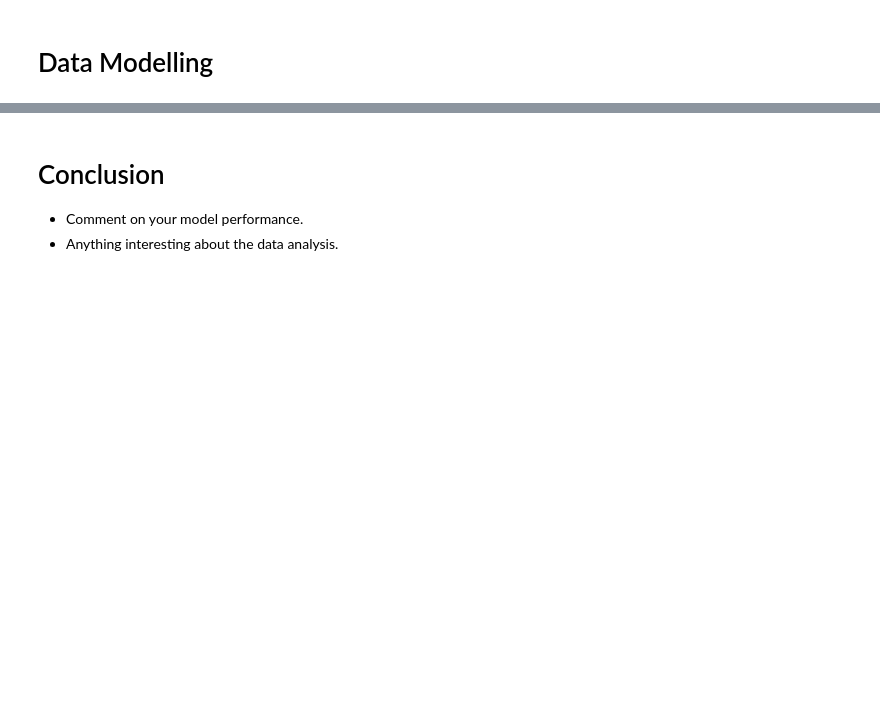
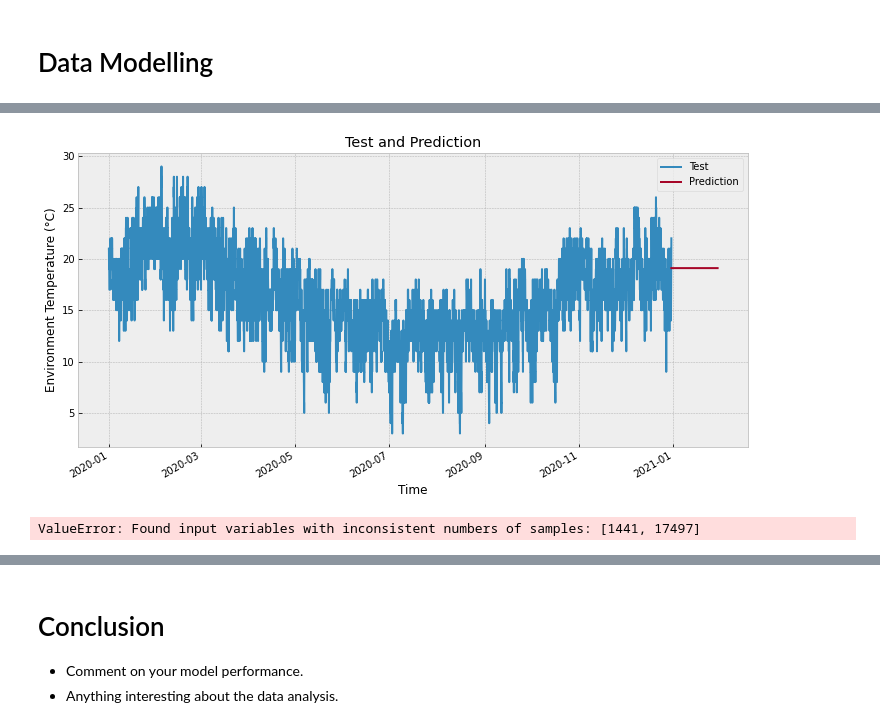
Before and after one commit to BraveNewWord/msa-phase-2, a Jupyter notebook: data-science-module/submission.ipynb, the cells around one changed output, grey strips where cells are left out. Cells and saved outputs as stored; diff of their text form; code cells hidden in the pictures; blank space fills up the shorter version.

```diff
--- a/data-science-module/submission.ipynb
+++ b/data-science-module/submission.ipynb
@@ -187,10 +181,0 @@ from sklearn.ensemble import AdaBoostRegressor
-# %%
-from darts import TimeSeries
-series = TimeSeries.from_dataframe(dataset, 'series', 'tmpc')
-train, val = series[:-100], series[-100:]
-# %%
-from darts.models import ExponentialSmoothing
-
-model = ExponentialSmoothing()
-model.fit(train)
-prediction = model.predict(len(val), num_samples=10000)
@@ -209,0 +233,9 @@ plt.show()
+# %%
+import warnings
+from statsmodels.tsa.arima.model import ARIMA
+# fit model on training data with 30min frequencies
+warnings.filterwarnings("ignore")
+train = train.resample("30min").last()
+model = ARIMA(train, order=(2,1,4), freq="30min")
+model = model.fit()
+model.summary()
@@ -209,0 +265,6 @@ plt.show()
+# %%
+# predict on test set
+start=len(train)
+end=len(train)+len(test)-1
+pred=model.predict(start=start,end=end, typ="levels")
+print(pred)
@@ -209,0 +284,20 @@ plt.show()
+# %%
+# plot the prediction and test set
+test.plot(legend=True, label="Test")
+pred.plot(legend=True, label="Prediction")
+plt.rcParams['figure.figsize'] = [12, 6]
+plt.title("Test and Prediction")
+plt.xlabel('Time')
+plt.ylabel('Environment Temperature (°C)')
+plt.show()
+# %% [output]
+[figure, added]
+# %%
+# root mean square error
+from sklearn.metrics import mean_squared_error
+from math import sqrt
+rsme = sqrt(mean_squared_error(pred, test))
+print("Test mean:  "+ str(test.mean()))
+print("Root mean squared error: "+ str(rsme))
+# %% [output]
+ValueError: Found input variables with inconsistent numbers of samples: [1441, 17497]
```
Also changed, not shown: parts of 12 cells of this notebook, 1 other file.
